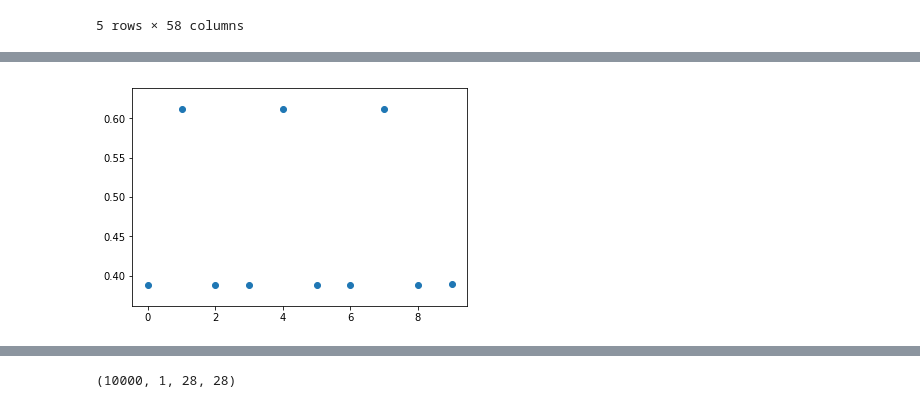
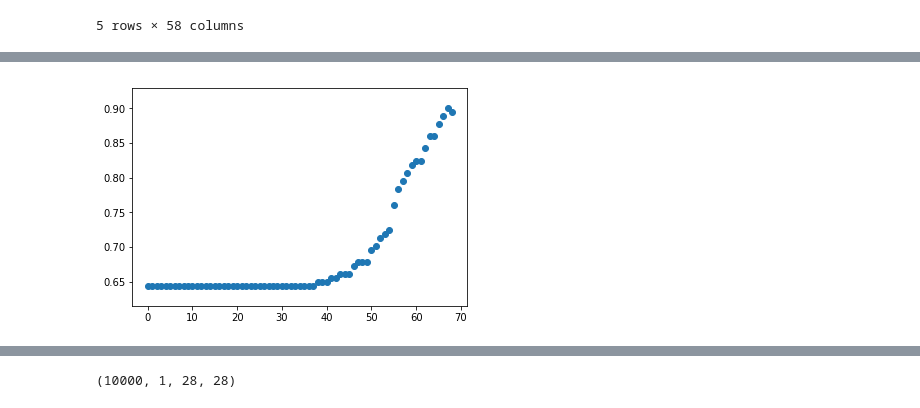
Before and after one commit to akhvorov/ml-1-ifmo-course, a Jupyter notebook: 6/NeuralNetworks.ipynb, the cells around one changed output, grey strips where cells are left out. Cells and saved outputs as stored; diff of their text form; code cells hidden in the pictures.

Commit message:
Add logit regression

```diff
--- a/6/NeuralNetworks.ipynb
+++ b/6/NeuralNetworks.ipynb
@@ -85,15 +91,11 @@ class LogisticRegression:
     def coeffs(self):
         return self.w
 # %%
-def log_reg_application(X, y):
+def log_reg_application(X, y, lr=0.01, batch_size=None, epochs=10, eps=0.001):
+    X = MinMaxScaler().fit_transform(X)
     X = np.hstack((X, np.ones((X.shape[0], 1))))
     X_tr, X_te, y_tr, y_te = train_test_split(X, y, train_size=0.7)
-    model = LogisticRegression()
+    model = LogitRegression()
     scores = []
-    model.fit(X_tr, y_tr, lr=0.0001, max_iter=10, X_eval=X_te, y_eval=y_te, acc=scores)
-#     while not model.fitted and len(scores) < 10:
-#         model.fit(X_tr, y_tr, lr=0.00001, max_iter=1, X_eval=X_te, y_eval=y_te, scores=scores)
-#         scores.append((model.predict(X_te) == y_te).mean())
-#         print(model.predict(X_tr).mean())
-#         print(scores)
+    model.fit(X_tr, y_tr, lr=lr, max_iter=epochs, batch_size=batch_size, X_eval=X_te, y_eval=y_te, acc=scores, eps=eps)
     plt.scatter(range(len(scores)), scores)
@@ -104,4 +102,4 @@ log_reg_application(cancer_features, cancer_labels)
-# %%
-log_reg_application(spam_features, spam_labels)
-# %% [output]
-[figure, removed]
+# %%
+log_reg_application(cancer_features, cancer_labels, lr=0.01, batch_size=30, epochs=100, eps=0.001)
+# %% [output]
+[figure, added]
```
Also changed, not shown: parts of 4 cells of this notebook.
